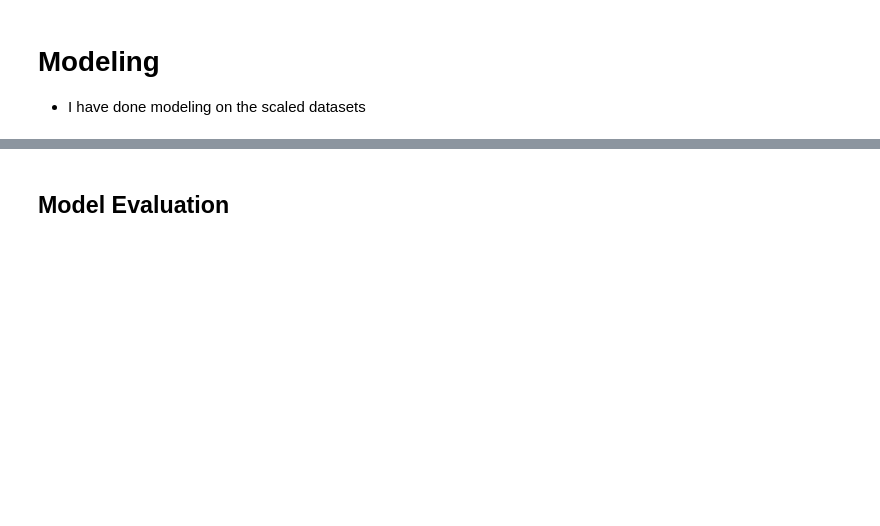
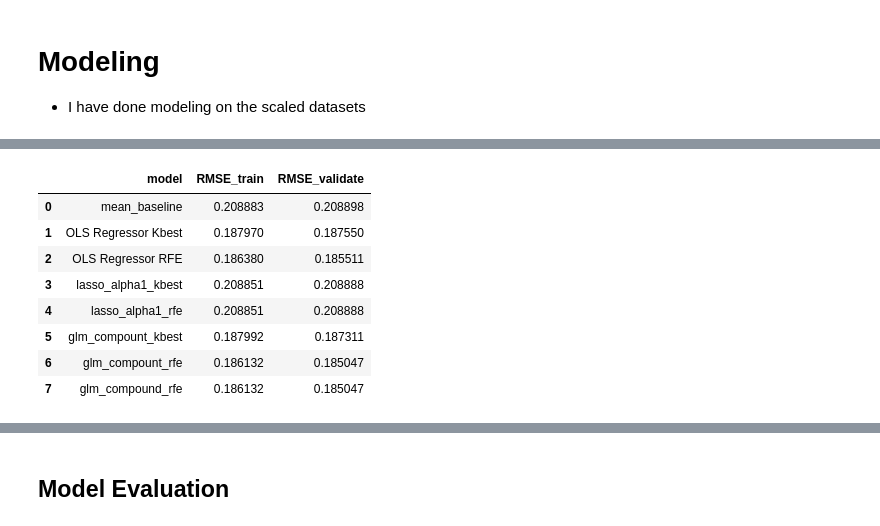
Before and after one commit to brianclements03/Regression_Project, a Jupyter notebook: Zillow_Project_draft_1.ipynb, the cells around one changed output, grey strips where cells are left out. Drawn from its saved outputs; the diff is of its cells as text; code cells hidden in the pictures; blank space fills up the shorter version.

```diff
--- a/Zillow_Project_draft_1.ipynb
+++ b/Zillow_Project_draft_1.ipynb
@@ -420,4 +416,0 @@ X_train_kbest.head(1)
-# %%
-X_validate_kbest = X_validate_scaled.drop(columns = ['bedrooms', 'sq_ft_per_bathroom', 'LA',
-       'Orange', 'Ventura'])
-X_validate_kbest.head(1)
@@ -428,6 +416,0 @@ X_test_kbest.head(1)
-# %%
-X_train_rfe = X_train_scaled.drop(columns = ['bedrooms', 'bathrooms', 'age', 'sq_ft_per_bathroom', 'Ventura'])
-X_train_rfe.head(1)
-# %%
-X_validate_rfe = X_validate_scaled.drop(columns = ['bedrooms', 'bathrooms', 'age', 'sq_ft_per_bathroom', 'Ventura'])
-X_validate_rfe.head(1)
@@ -634,6 +669,6 @@ print("RMSE for GLM using Tweedie, power=1.5 & alpha=2\nTraining/In-Sample: ", r
 # %%
 metric_df = metric_df.append({
-    'model': 'glm_compount_kbest',
+    'model': 'glm_compound_kbest',
     'RMSE_train': rmse_train,
     'RMSE_validate': rmse_validate,
     }, ignore_index=True)
@@ -668,10 +715,20 @@ print("RMSE for GLM using Tweedie, power=1.5 & alpha=2\nTraining/In-Sample: ", r
 # %%
 metric_df = metric_df.append({
-    'model': 'glm_compount_rfe',
+    'model': 'glm_compound_rfe',
     'RMSE_train': rmse_train,
     'RMSE_validate': rmse_validate,
     }, ignore_index=True)
 metric_df
+# %% [output]
+|  | model | RMSE_train | RMSE_validate |
+| 0 | mean_baseline | 0.208883 | 0.208898 |
+| 1 | OLS Regressor Kbest | 0.187970 | 0.187550 |
+| 2 | OLS Regressor RFE | 0.186380 | 0.185511 |
+| 3 | lasso_alpha1_kbest | 0.208851 | 0.208888 |
+| 4 | lasso_alpha1_rfe | 0.208851 | 0.208888 |
+| 5 | glm_compount_kbest | 0.187992 | 0.187311 |
+| 6 | glm_compount_rfe | 0.186132 | 0.185047 |
+| 7 | glm_compound_rfe | 0.186132 | 0.185047 |
 # %%
 # make the polynomial features to get a new set of features. import from sklearn
 pf = PolynomialFeatures(degree=3)
```
Also changed, not shown: parts of 63 cells of this notebook, 2 other files.
